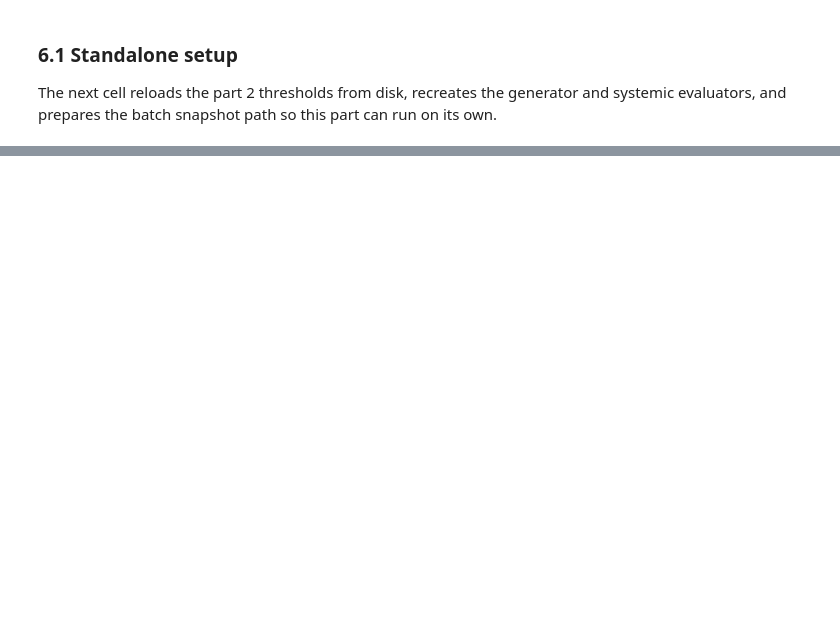
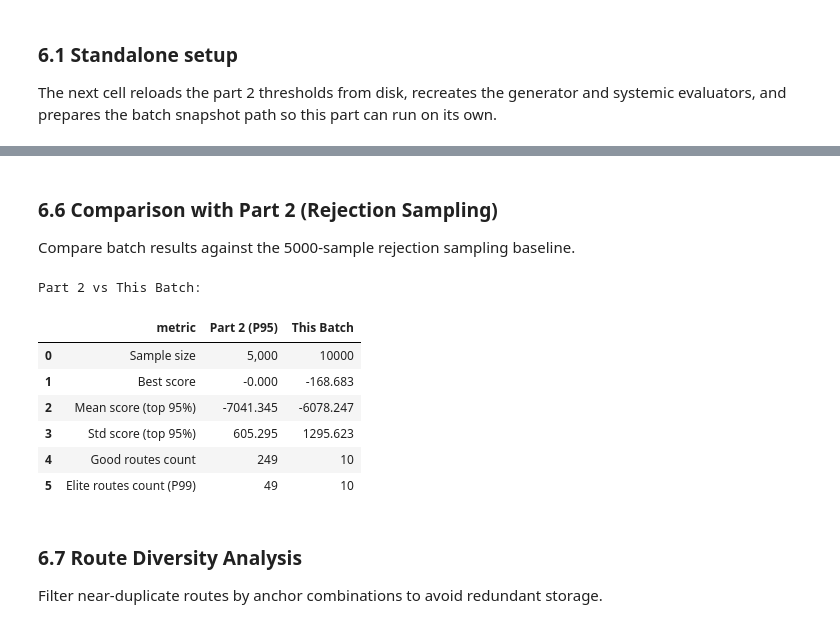
Before and after one commit to giosanchez0208/Thesis, a Jupyter notebook: notebooks/B4_jeepney_rl.ipynb, the cells around one changed output, grey strips where cells are left out. Drawn from its saved outputs; the diff is of its cells as text; code cells hidden in the pictures; blank space fills up the shorter version.

```diff
--- a/notebooks/B4_jeepney_rl.ipynb
+++ b/notebooks/B4_jeepney_rl.ipynb
@@ -993,0 +1206,57 @@ display(current_library.head(10))
+# %% [markdown]
+### 6.6 Comparison with Part 2 (Rejection Sampling)
+Compare batch results against the 5000-sample rejection sampling baseline.
+# %%
+# Load Part 2 results for comparison
+try:
+    part2_manifest = yaml.safe_load(PART2_CONFIG.read_text(encoding='utf-8')) or {}
+    part2_summary = part2_manifest.get('summary', {})
+
+    # Get top routes from current library
+    if 'geometry_df' not in dir():
+        print("Run 6.5 first to generate geometry_df")
+    else:
+        comparison_data = {
+            'metric': [
+                'Sample size',
+                'Best score',
+                'Mean score (top 95%)',
+                'Std score (top 95%)',
+                'Good routes count',
+                'Elite routes count (P99)',
+            ],
+            'Part 2 (P95)': [
+                f"{part2_manifest.get('sample_size', 'N/A'):,}",
+                f"{part2_summary.get('best_risk_adjusted_score', 'N/A'):.3f}" if isinstance(part2_summary.get('best_risk_adjusted_score'), (int, float)) else "N/A",
+                f"{part2_summary.get('validation_mean_risk_adjusted_score', 'N/A'):.3f}" if isinstance(part2_summary.get('validation_mean_risk_adjusted_score'), (int, float)) else "N/A",
+                f"{part2_summary.get('validation_std_risk_adjusted_score', 'N/A'):.3f}" if isinstance(part2_summary.get('validation_std_risk_adjusted_score'), (int, float)) else "N/A",
+                f"{part2_summary.get('good_route_count', 'N/A')}",
+                f"{part2_summary.get('elite_route_count', 'N/A')}",
+            ],
+            'This Batch': [
+                f"{len(current_library) if not current_library.empty else 0}",
+                f"{current_library['screening_risk_adjusted_score'].max():.3f}" if not current_library.empty and 'screening_risk_adjusted_score' in current_library.columns else "N/A",
+                f"{geometry_df['screening_score'].mean():.3f}" if len(top_routes) > 0 else "N/A",
+                f"{geometry_df['screening_score'].std():.3f}" if len(top_routes) > 1 else "N/A",
+                f"{len(top_routes) if not current_library.empty else 0}",
+                f"{len(top_routes) if not current_library.empty else 0}",
+            ],
+        }
+
+        comp_df = pd.DataFrame(comparison_data)
+        print("Part 2 vs This Batch:")
+        display(comp_df)
+except Exception as e:
+    print(f"Could not load Part 2 config: {e}")
+# %% [output]
+Part 2 vs This Batch:
+|  | metric | Part 2 (P95) | This Batch |
+| 0 | Sample size | 5,000 | 10000 |
+| 1 | Best score | -0.000 | -168.683 |
+| 2 | Mean score (top 95%) | -7041.345 | -6078.247 |
+| 3 | Std score (top 95%) | 605.295 | 1295.623 |
+| 4 | Good routes count | 249 | 10 |
+| 5 | Elite routes count (P99) | 49 | 10 |
+# %% [markdown]
+### 6.7 Route Diversity Analysis
+Filter near-duplicate routes by anchor combinations to avoid redundant storage.
```
Also changed, not shown: parts of 24 cells of this notebook, 10 other files.
